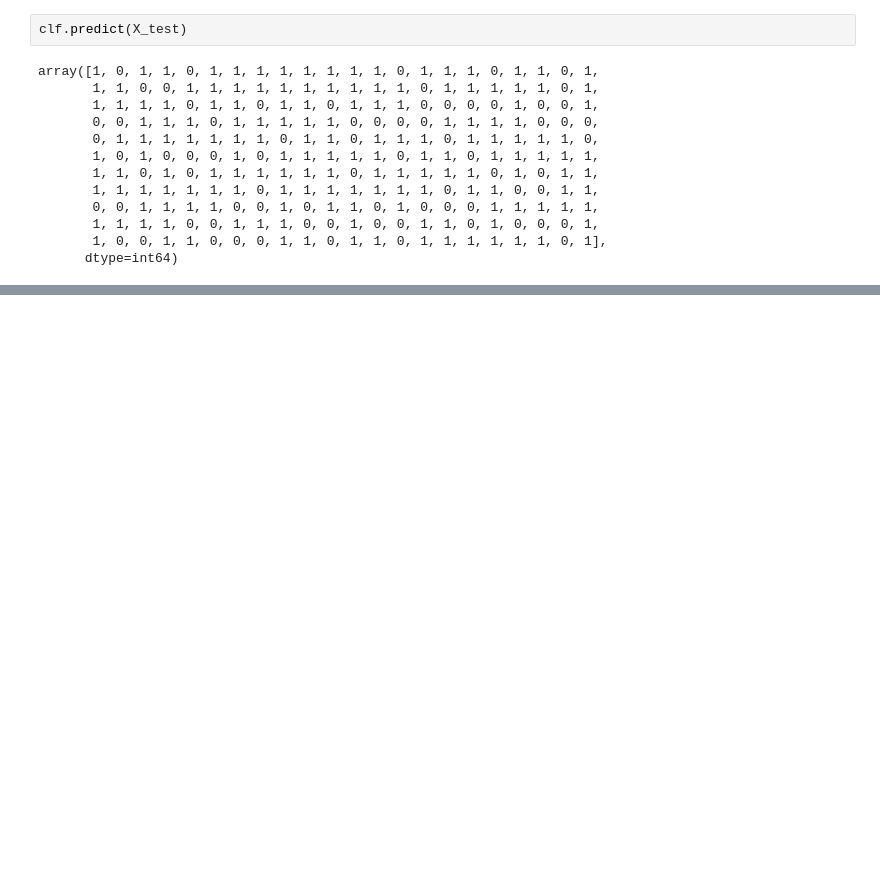
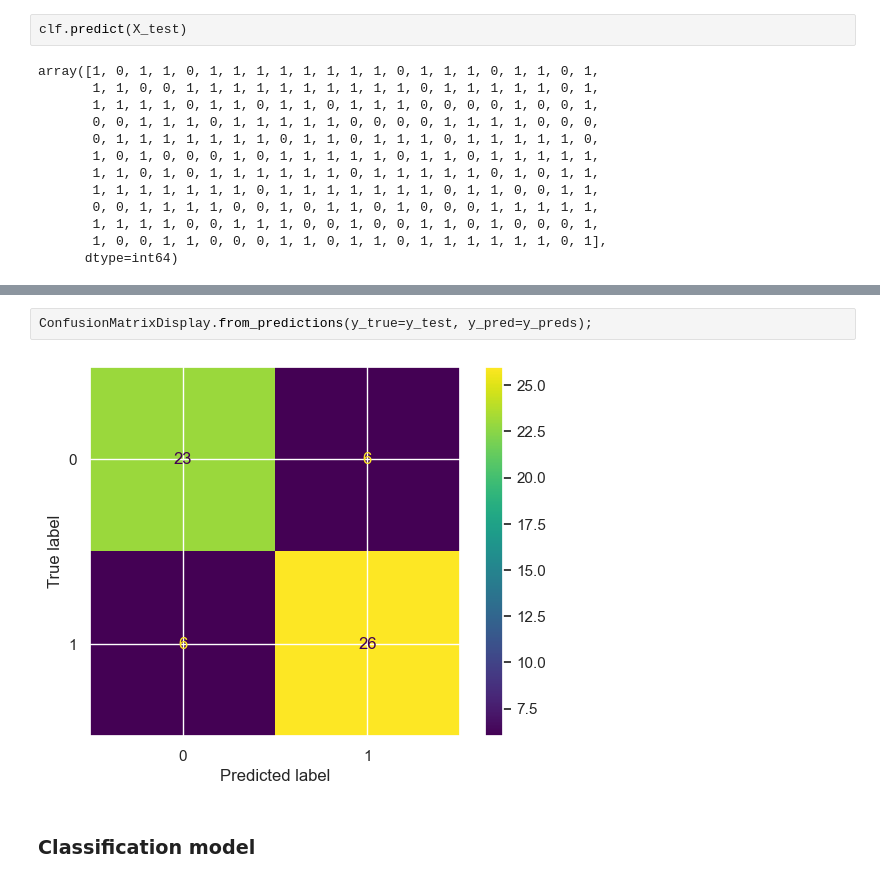
Before and after one commit to B-Rabbit7/machine-learning-101, a Jupyter notebook: Sickit/intro-to-scikit.ipynb, the cells around one changed output, grey strips where cells are left out. Drawn from its saved outputs; the diff is of its cells as text; blank space fills up the shorter version.

```diff
--- a/Sickit/intro-to-scikit.ipynb
+++ b/Sickit/intro-to-scikit.ipynb
@@ -697,0 +1145,6 @@ array([1, 0, 1, 1, 0, 1, 1, 1, 1, 1, 1, 1, 1, 0, 1, 1, 1, 0, 1, 1, 0, 1,
+# %%
+ConfusionMatrixDisplay.from_predictions(y_true=y_test, y_pred=y_preds);
+# %% [output]
+[figure, added]
+# %% [markdown]
+### Classification model
```
Also changed, not shown: parts of 68 cells of this notebook, 1 other file.
